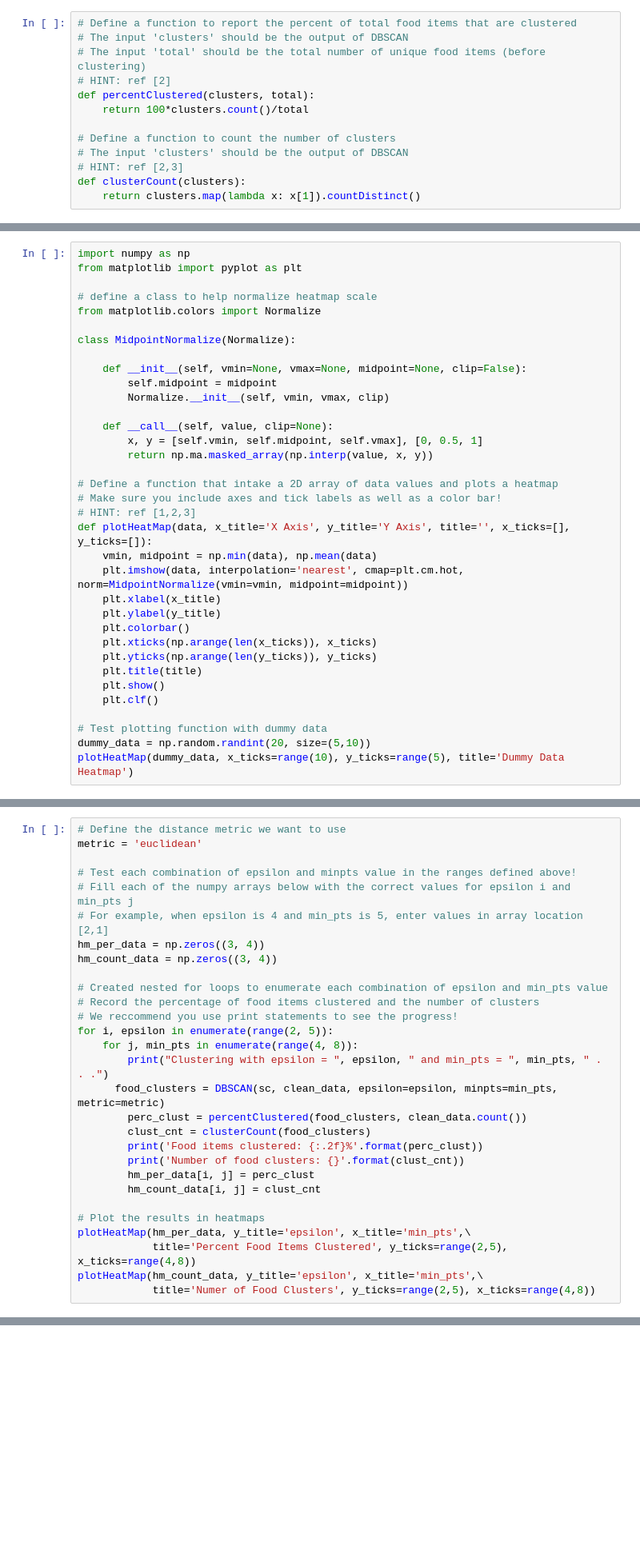
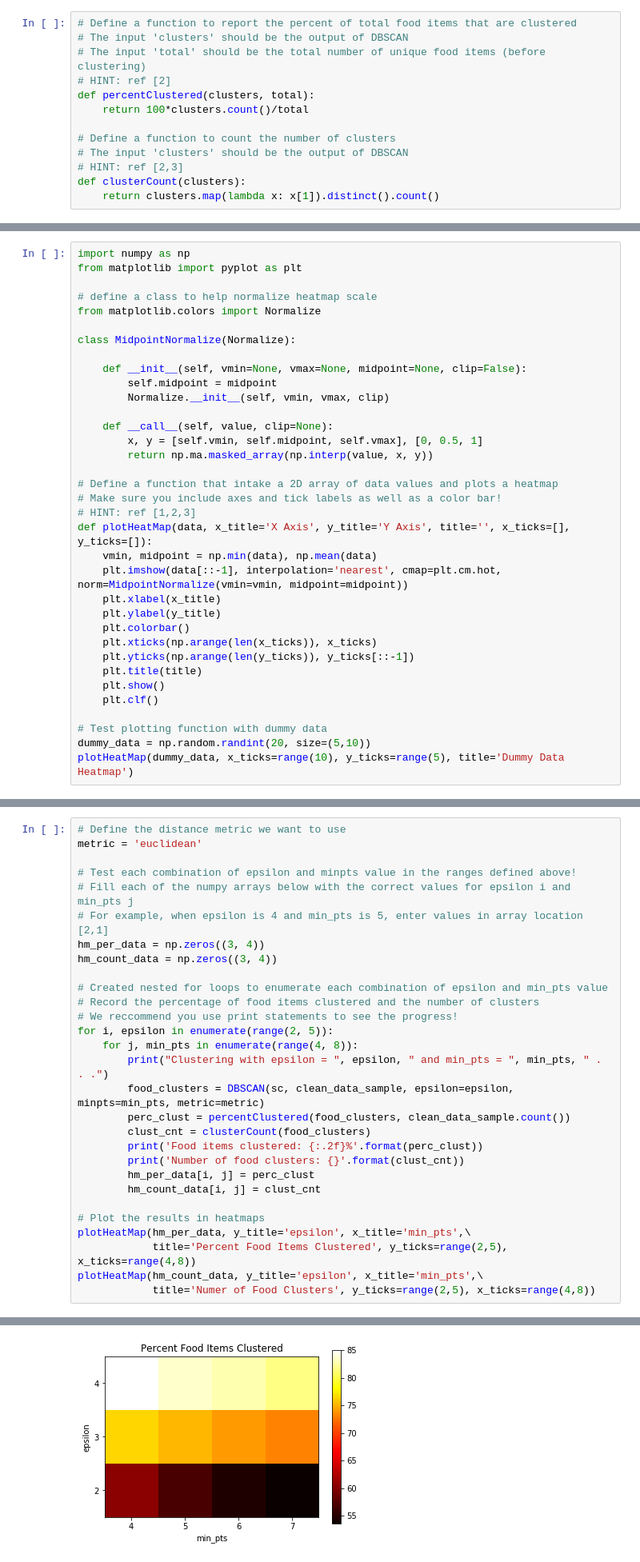
Before and after one commit to dagrawa2/cosc690_data_analytics, a Jupyter notebook: Assignment08/Assignment08.ipynb, the cells around one changed output, grey strips where cells are left out. Shown at 80% size. Saved outputs shown, nothing was run; the diff lists cells and outputs as text; blank space fills up the shorter version.

```diff
--- a/Assignment08/Assignment08.ipynb
+++ b/Assignment08/Assignment08.ipynb
@@ -111,7 +122,7 @@ def percentClustered(clusters, total):
 # The input 'clusters' should be the output of DBSCAN
 # HINT: ref [2,3]
 def clusterCount(clusters):
-    return clusters.map(lambda x: x[1]).countDistinct()
+    return clusters.map(lambda x: x[1]).distinct().count()
 # %% [markdown]
 Now use the functions you defined about to report the percent of food items clustered and the number of food clusters from the clusters you found above!
 # %%
@@ -162,12 +176,12 @@ class MidpointNormalize(Normalize):
 # HINT: ref [1,2,3]
 def plotHeatMap(data, x_title='X Axis', y_title='Y Axis', title='', x_ticks=[], y_ticks=[]):
     vmin, midpoint = np.min(data), np.mean(data)
-    plt.imshow(data, interpolation='nearest', cmap=plt.cm.hot, norm=MidpointNormalize(vmin=vmin, midpoint=midpoint))
+    plt.imshow(data[::-1], interpolation='nearest', cmap=plt.cm.hot, norm=MidpointNormalize(vmin=vmin, midpoint=midpoint))
     plt.xlabel(x_title)
     plt.ylabel(y_title)
     plt.colorbar()
     plt.xticks(np.arange(len(x_ticks)), x_ticks)
-    plt.yticks(np.arange(len(y_ticks)), y_ticks)
+    plt.yticks(np.arange(len(y_ticks)), y_ticks[::-1])
     plt.title(title)
     plt.show()
     plt.clf()
@@ -212,8 +226,8 @@ hm_count_data = np.zeros((3, 4))
 for i, epsilon in enumerate(range(2, 5)):
     for j, min_pts in enumerate(range(4, 8)):
         print("Clustering with epsilon = ", epsilon, " and min_pts = ", min_pts, " . . .")
-      food_clusters = DBSCAN(sc, clean_data, epsilon=epsilon, minpts=min_pts, metric=metric)
-        perc_clust = percentClustered(food_clusters, clean_data.count())
+        food_clusters = DBSCAN(sc, clean_data_sample, epsilon=epsilon, minpts=min_pts, metric=metric)
+        perc_clust = percentClustered(food_clusters, clean_data_sample.count())
         clust_cnt = clusterCount(food_clusters)
         print('Food items clustered: {:.2f}%'.format(perc_clust))
         print('Number of food clusters: {}'.format(clust_cnt))
@@ -225,3 +239,4 @@ plotHeatMap(hm_per_data, y_title='epsilon', x_title='min_pts',\
             title='Percent Food Items Clustered', y_ticks=range(2,5), x_ticks=range(4,8))
 plotHeatMap(hm_count_data, y_title='epsilon', x_title='min_pts',\
             title='Numer of Food Clusters', y_ticks=range(2,5), x_ticks=range(4,8))
+# %% [output]
@@ -227,0 +260 @@ plotHeatMap(hm_count_data, y_title='epsilon', x_title='min_pts',\
+[figure, added]
```
Also changed, not shown: parts of 7 cells of this notebook.
